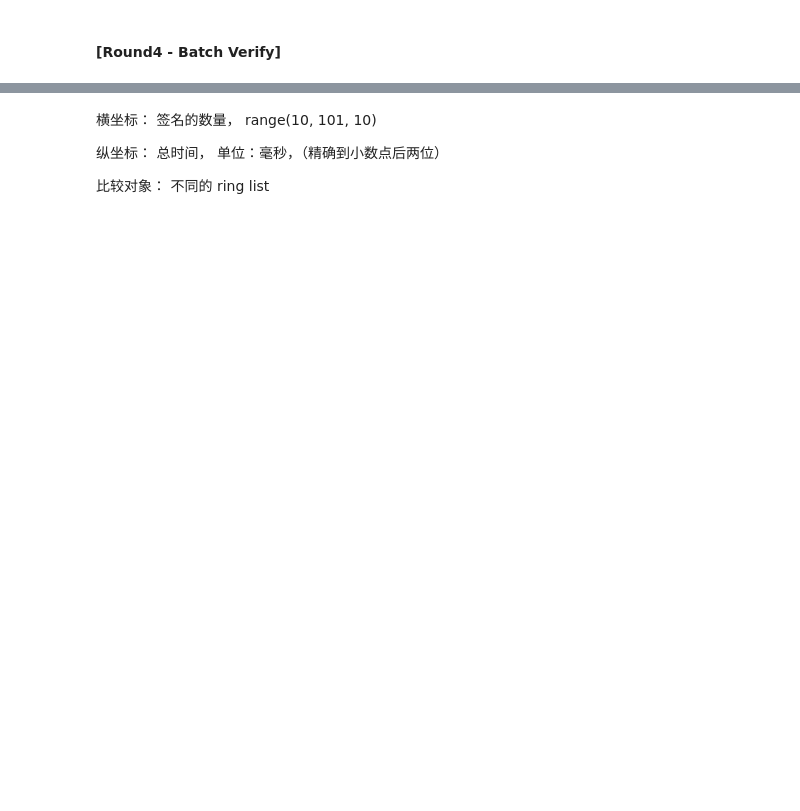
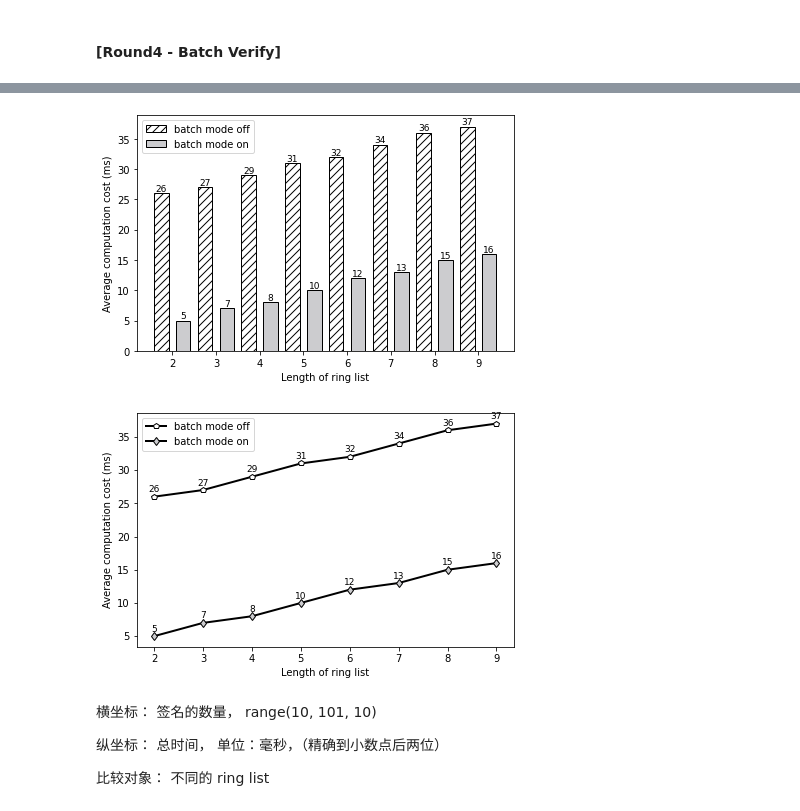
Before and after one commit to IBRS4VANETs/TEST-CASEs, a Jupyter notebook: note.ipynb, the cells around one changed output, grey strips where cells are left out. Cells and saved outputs as stored; diff of their text form; code cells hidden in the pictures; blank space fills up the shorter version.

```diff
--- a/note.ipynb
+++ b/note.ipynb
@@ -230,14 +235,14 @@ pltpoly(len(time_cost6[0]), time_cost6, types, range(2, 10), 'Computation cost (
 # %%
-def test_batveri(N, s_num, r_num):
+def test_batveri(N, s_num, r_num, flag = 1):
     trc = TRC('MNT159', 10, 'exp #4-3')
     obus = [OBU(trc, VID_POOL[x]) for x in range(1000)]
+    sigmaList = []
     recorder = []
     for i in range(s_num):
         candidate = set()
         while len(candidate) < r_num:
             candidate.add(choice(obus))
         obu = choice(list(candidate))
-        sigmaList = []
         ringList = [x.pk for x in list(candidate)]
         message = 'TEST' + str(i)
         sigma = obu.ring_sign(message, ringList)
@@ -248,8 +253,32 @@ def test_batveri(N, s_num, r_num):
         obu = choice(obus)
         obu.batchV(sigmaList)
     end = time.process_time()
-    cost = Decimal((Decimal(end) - Decimal(start)) * 1000 / N).quantize(Decimal("0.00"))
-    return cost
+    cost2 = Decimal((Decimal(end) - Decimal(start)) * 1000 / (N * s_num) ).quantize(Decimal("0.00"))
+
+    if flag:
+        start = time.process_time()
+        for epoch in range(N):
+            obu = choice(obus)
+            for sigma in sigmaList:
+                obu.verify(*sigma)
+        end = time.process_time()
+        cost1 = Decimal((Decimal(end) - Decimal(start)) * 1000 / (N * s_num) ).quantize(Decimal("0.00"))
+        return (cost1, cost2)
+    else:
+        return cost2
+# %%
+types[6] = ['batch mode off', 'batch mode on']
+time_cost[6] = [[], []]
+for i in range(2, 10):
+    ret = test_batveri(N, 10, i)
+    time_cost[6][0].append(int(ret[0]))
+    time_cost[6][1].append(int(ret[1]))
+# %%
+pltbar(len(time_cost[6][0]), 12, time_cost[6], types[6], range(2, 10), 'Average computation cost (ms)', 2, 'Length of ring list', 'batch_bar')
+pltpoly(len(time_cost[6][0]), time_cost[6], types[6], range(2, 10), 'Average computation cost (ms)', 2, 'Length of ring list', 'batch_poly')
+# %% [output]
+[figure, added]
+[figure, added]
 # %% [markdown]
 横坐标： 签名的数量， range(10, 101, 10)
 
```
Also changed, not shown: parts of 18 cells of this notebook, 14 other files.
